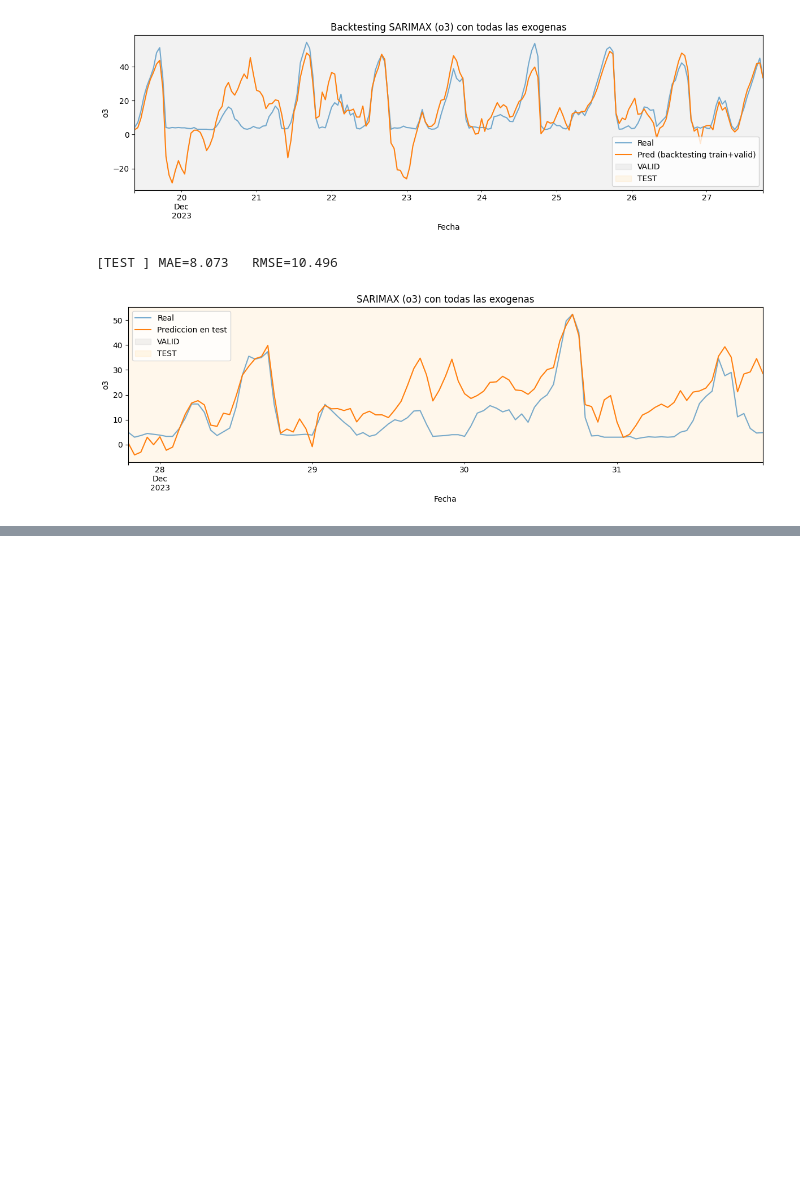
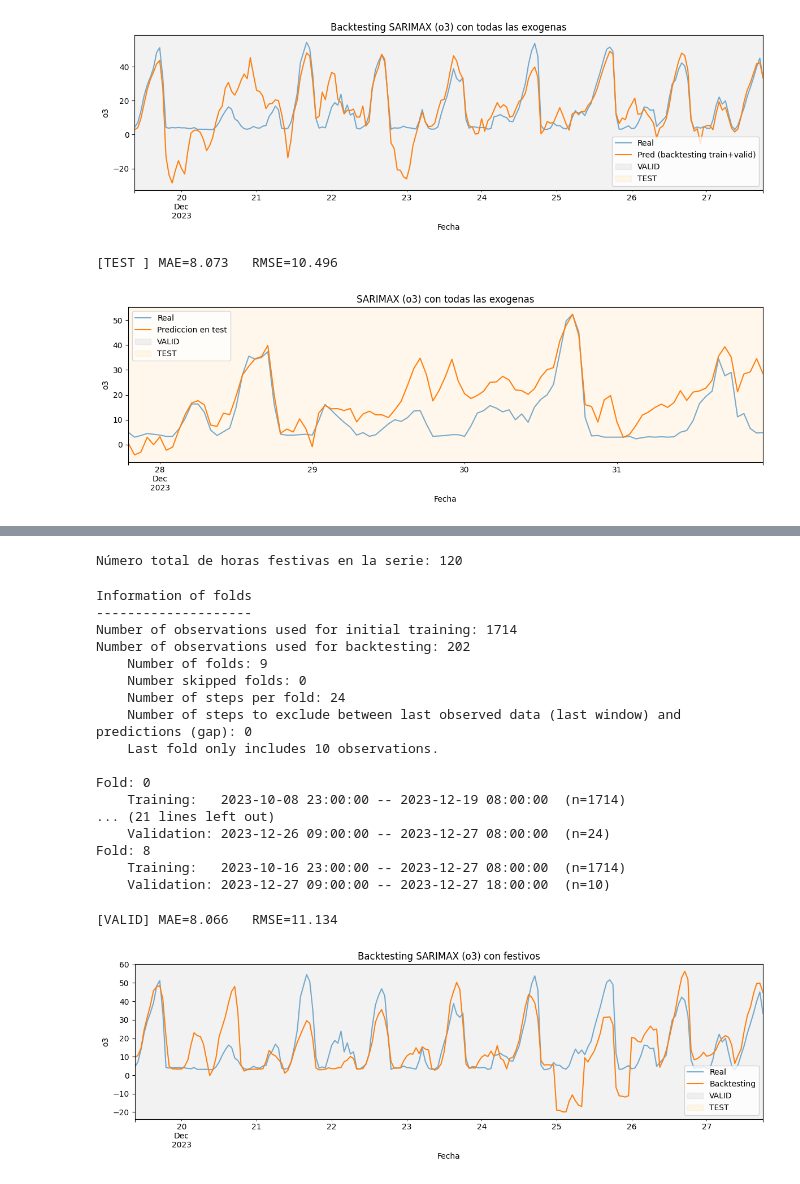
Before and after one commit to ignacioareal23-svg/AASeriesTemporalesFlujosDeDatos, a Jupyter notebook: ProyectoSeries/arima.ipynb, the cells around one changed output, grey strips where cells are left out. Cells and saved outputs as stored; diff of their text form; code cells hidden in the pictures; blank space fills up the shorter version.

```diff
--- a/ProyectoSeries/arima.ipynb
+++ b/ProyectoSeries/arima.ipynb
@@ -1007,0 +997,13 @@ plt.show()
+# %%
+import holidays
+# Festivos en España (puedes especificar la región)
+spain_holidays = holidays.Spain(years=y_bt.index.year.unique(), subdiv='AN')
+
+# Crear variable booleana: 1 si la fecha es festivo, 0 si no
+is_holiday = y_bt.index.to_series().apply(lambda x: 1 if x in spain_holidays else 0)
+is_holiday_test = y_test.index.to_series().apply(lambda x: 1 if x in spain_holidays else 0)
+# Convertir a DataFrame para usar como exógeno
+exog = pd.DataFrame({'holiday': is_holiday}, index=y_bt.index)
+exog_test = pd.DataFrame({'holiday': is_holiday_test}, index=y_test.index)
+
+print(spain_holidays)
@@ -1007,0 +1032,54 @@ plt.show()
+# %%
+num_festivos = exog['holiday'].sum()
+print(f"Número total de horas festivas en la serie: {num_festivos}")
+# %% [output]
+Número total de horas festivas en la serie: 120
+# %%
+metric_valid, preds_valid = backtesting_sarimax(
+    forecaster=best_forecaster,
+    y=y_bt,
+    exog=exog,
+    cv=cv,
+    metric='mean_absolute_error',
+    n_jobs='auto',
+    suppress_warnings_fit=True,
+    verbose=True,
+    show_progress=True,
+)
+# Métricas sobre el tramo de validación (predicciones que caen dentro de y_valid)
+idx_valid = preds_valid.index.intersection(y_valid.index)
+MAE_valid = mean_absolute_error(y.loc[idx_valid], preds_valid.loc[idx_valid, 'pred'])
+RMSE_valid = sqrt(mean_squared_error(y.loc[idx_valid], preds_valid.loc[idx_valid, 'pred']))
+
+print(f"[VALID] MAE={MAE_valid:.3f}   RMSE={RMSE_valid:.3f}")
+
+plt.figure(figsize=(12,4))
+y_valid.plot(label="Real", alpha=0.6)
+preds_valid['pred'].plot(label="Backtesting")
+plt.axvspan(y_valid.index[0], y_valid.index[-1], color='grey', alpha=0.1, label='VALID')
+plt.axvspan(y_test.index[0], y_test.index[-1], color='orange', alpha=0.08, label='TEST')
+plt.title("Backtesting SARIMAX (o3) con festivos")
+plt.xlabel("Fecha"); plt.ylabel("o3")
+plt.legend()
+plt.tight_layout()
+plt.show()
+# %% [output]
+Information of folds
+--------------------
+Number of observations used for initial training: 1714
+Number of observations used for backtesting: 202
+    Number of folds: 9
+    Number skipped folds: 0
+    Number of steps per fold: 24
+    Number of steps to exclude between last observed data (last window) and predictions (gap): 0
+    Last fold only includes 10 observations.
+
+Fold: 0
+    Training:   2023-10-08 23:00:00 -- 2023-12-19 08:00:00  (n=1714)
+... (21 lines left out)
+    Validation: 2023-12-26 09:00:00 -- 2023-12-27 08:00:00  (n=24)
+Fold: 8
+    Training:   2023-10-16 23:00:00 -- 2023-12-27 08:00:00  (n=1714)
+    Validation: 2023-12-27 09:00:00 -- 2023-12-27 18:00:00  (n=10)
+[VALID] MAE=8.066   RMSE=11.134
+[figure, added]
```
Also changed, not shown: parts of 14 cells of this notebook.
